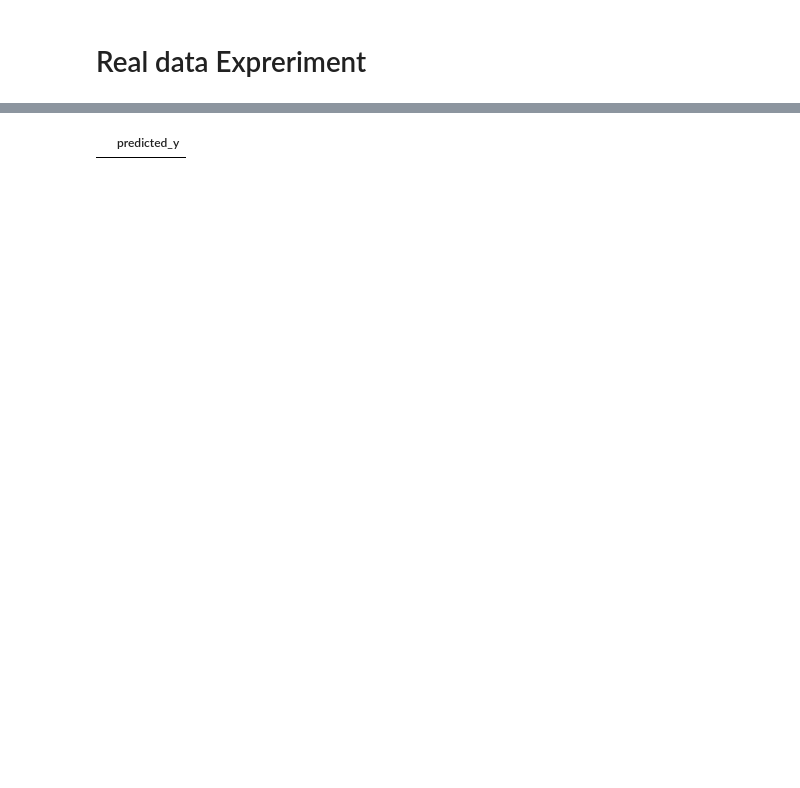
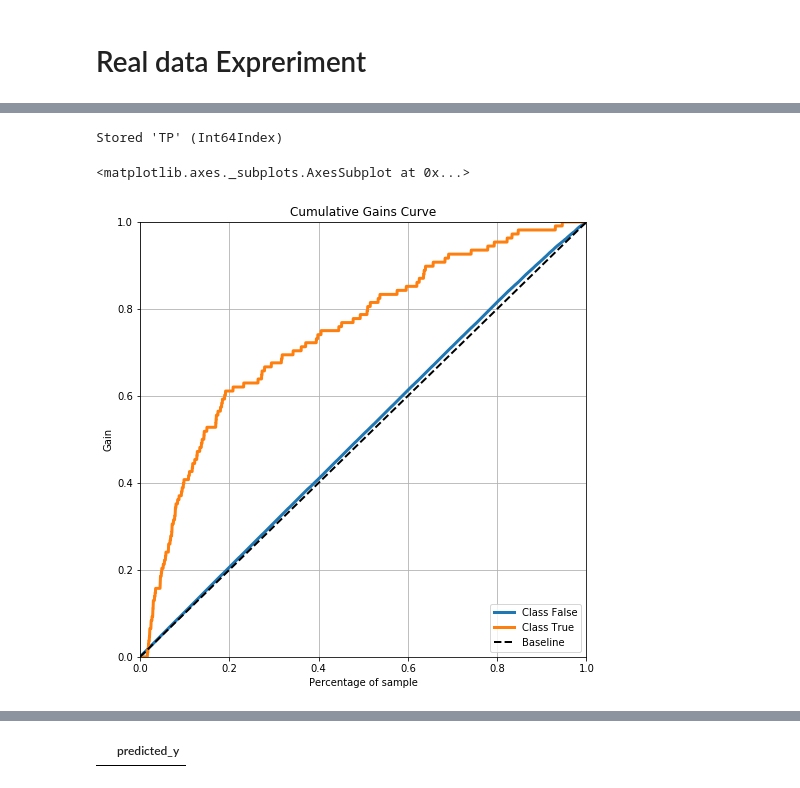
Before and after one commit to faramer86/GPrior, a Jupyter notebook: PUL.ipynb, the cells around one changed output, grey strips where cells are left out. Saved outputs shown, nothing was run; the diff lists cells and outputs as text; code cells hidden in the pictures; blank space fills up the shorter version.

```diff
--- a/PUL.ipynb
+++ b/PUL.ipynb
@@ -495,0 +618,16 @@ plot_dfs = mean_model_prob(plot_dfs)
+# %%
+TP = plot_dfs['mean_results'].query('predicted_y > 60').index
+%store TP
+# %% [output]
+Stored 'TP' (Int64Index)
+# %%
+import numpy as np
+new = np.array(list(map(lambda x: [1-x, x], plot_dfs['mean_results']['predicted_y']/100)))
+# %%
+import scikitplot as skplt
+
+skplt.metrics.plot_cumulative_gain(plot_dfs['mean_results']['y'],new, figsize=(8,8))
+plt.savefig('1000_Gain_Curve.png')
+# %% [output]
+<matplotlib.axes._subplots.AxesSubplot at 0x...>
+[figure, added]
```
Also changed, not shown: parts of 38 cells of this notebook, 2 other files.
